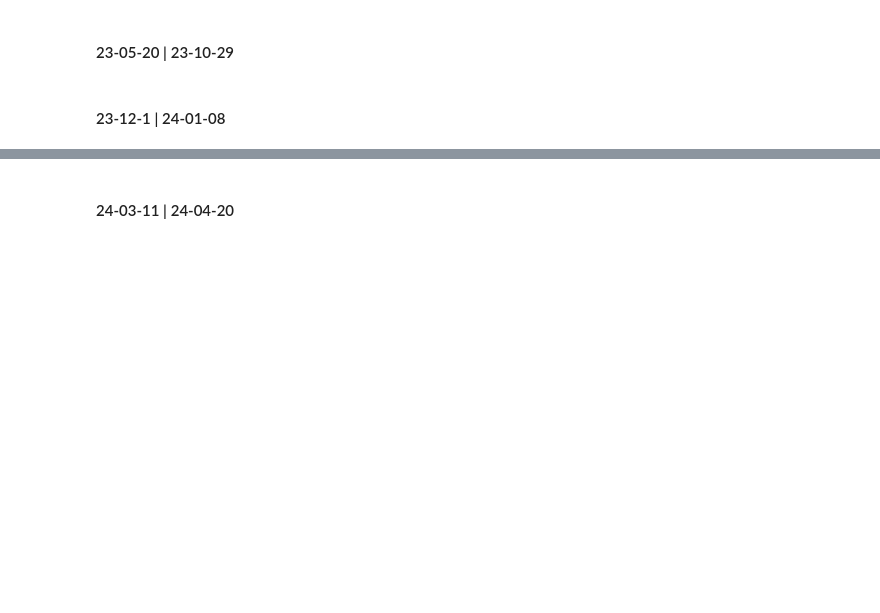
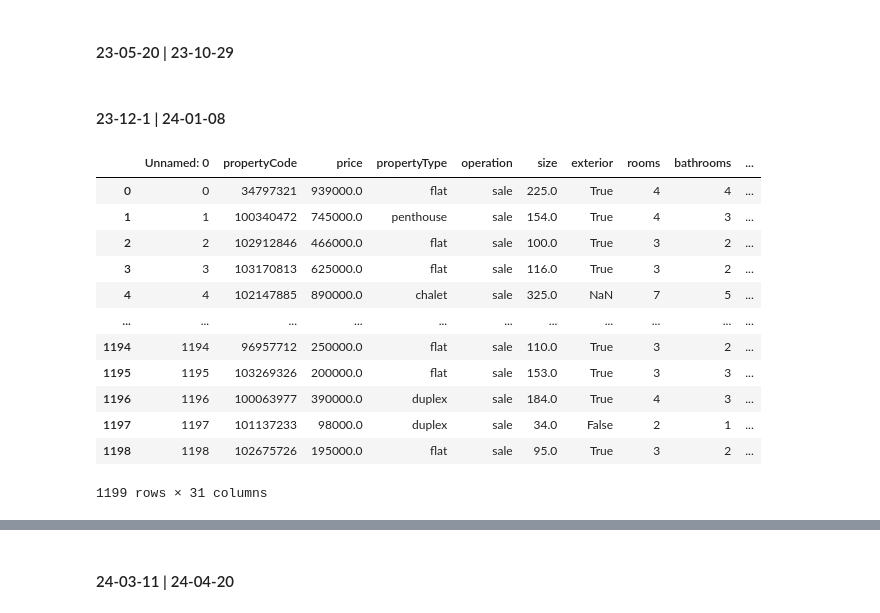
Before and after one commit to asgr29/EDA_Inmuebles_Idealista, a Jupyter notebook: src/notebooks/notebook-eda.ipynb, the cells around one changed output, grey strips where cells are left out. Drawn from its saved outputs; the diff is of its cells as text; code cells hidden in the pictures; blank space fills up the shorter version.

```diff
--- a/src/notebooks/notebook-eda.ipynb
+++ b/src/notebooks/notebook-eda.ipynb
@@ -106,3 +114,20 @@ Name: count, dtype: int64
 #### 23-05-20 | 23-10-29
 # %% [markdown]
 #### 23-12-1 | 24-01-08
+# %%
+df_2023_12_1 = pd.read_csv(f"{path}/23-12-1/DatosDescarga.csv")
+df_2023_12_1
+# %% [output]
+|  | Unnamed: 0 | propertyCode | price | propertyType | operation | size | exterior | rooms | bathrooms | ... |
+| 0 | 0 | 34797321 | 939000.0 | flat | sale | 225.0 | True | 4 | 4 | ... |
+| 1 | 1 | 100340472 | 745000.0 | penthouse | sale | 154.0 | True | 4 | 3 | ... |
+| 2 | 2 | 102912846 | 466000.0 | flat | sale | 100.0 | True | 3 | 2 | ... |
+| 3 | 3 | 103170813 | 625000.0 | flat | sale | 116.0 | True | 3 | 2 | ... |
+| 4 | 4 | 102147885 | 890000.0 | chalet | sale | 325.0 | NaN | 7 | 5 | ... |
+| ... | ... | ... | ... | ... | ... | ... | ... | ... | ... | ... |
+| 1194 | 1194 | 96957712 | 250000.0 | flat | sale | 110.0 | True | 3 | 2 | ... |
+| 1195 | 1195 | 103269326 | 200000.0 | flat | sale | 153.0 | True | 3 | 3 | ... |
+| 1196 | 1196 | 100063977 | 390000.0 | duplex | sale | 184.0 | True | 4 | 3 | ... |
+| 1197 | 1197 | 101137233 | 98000.0 | duplex | sale | 34.0 | False | 2 | 1 | ... |
+| 1198 | 1198 | 102675726 | 195000.0 | flat | sale | 95.0 | True | 3 | 2 | ... |
+1199 rows × 31 columns
```
Also changed, not shown: parts of 12 cells of this notebook.
